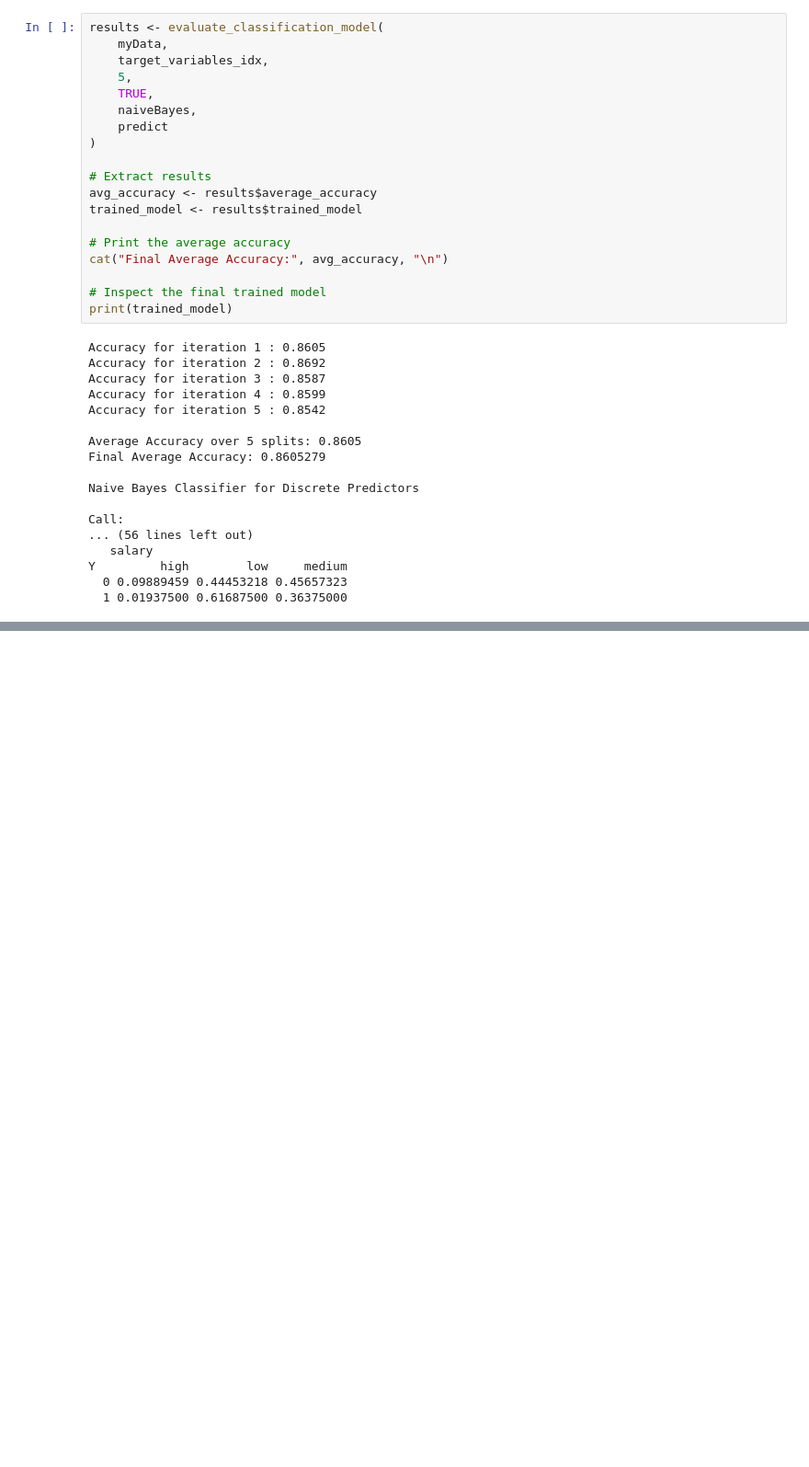
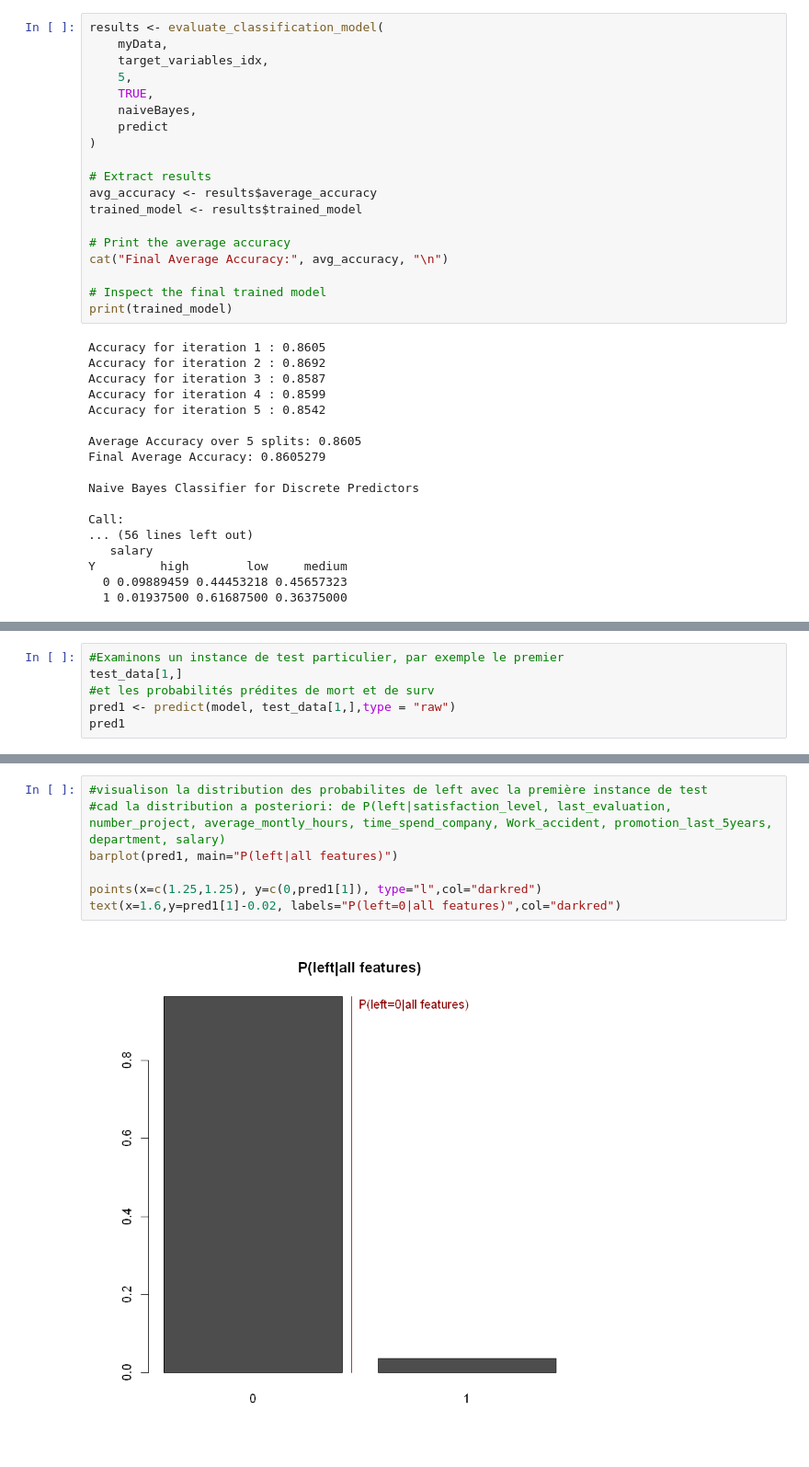
Before and after one commit to HEG-IG-Ex/62-62_Data_Mining, a Jupyter notebook: tp/tp02/hr_naives_predictions.ipynb, the cells around one changed output, grey strips where cells are left out. Shown at 92% size. Drawn from its saved outputs; the diff is of its cells as text; blank space fills up the shorter version.

```diff
--- a/tp/tp02/hr_naives_predictions.ipynb
+++ b/tp/tp02/hr_naives_predictions.ipynb
@@ -358,0 +352,6 @@ Y         high        low     medium
+# %%
+#Examinons un instance de test particulier, par exemple le premier
+test_data[1,]
+#et les probabilités prédites de mort et de surv
+pred1 <- predict(model, test_data[1,],type = "raw")
+pred1
@@ -358,0 +363,9 @@ Y         high        low     medium
+# %%
+#visualison la distribution des probabilites de left avec la première instance de test
+#cad la distribution a posteriori: de P(left|satisfaction_level, last_evaluation, number_project, average_montly_hours, time_spend_company, Work_accident, promotion_last_5years, department, salary)
+barplot(pred1, main="P(left|all features)")
+
+points(x=c(1.25,1.25), y=c(0,pred1[1]), type="l",col="darkred")
+text(x=1.6,y=pred1[1]-0.02, labels="P(left=0|all features)",col="darkred")
+# %% [output]
+[figure, added]
```
Also changed, not shown: parts of 12 cells of this notebook, 13 other files.
